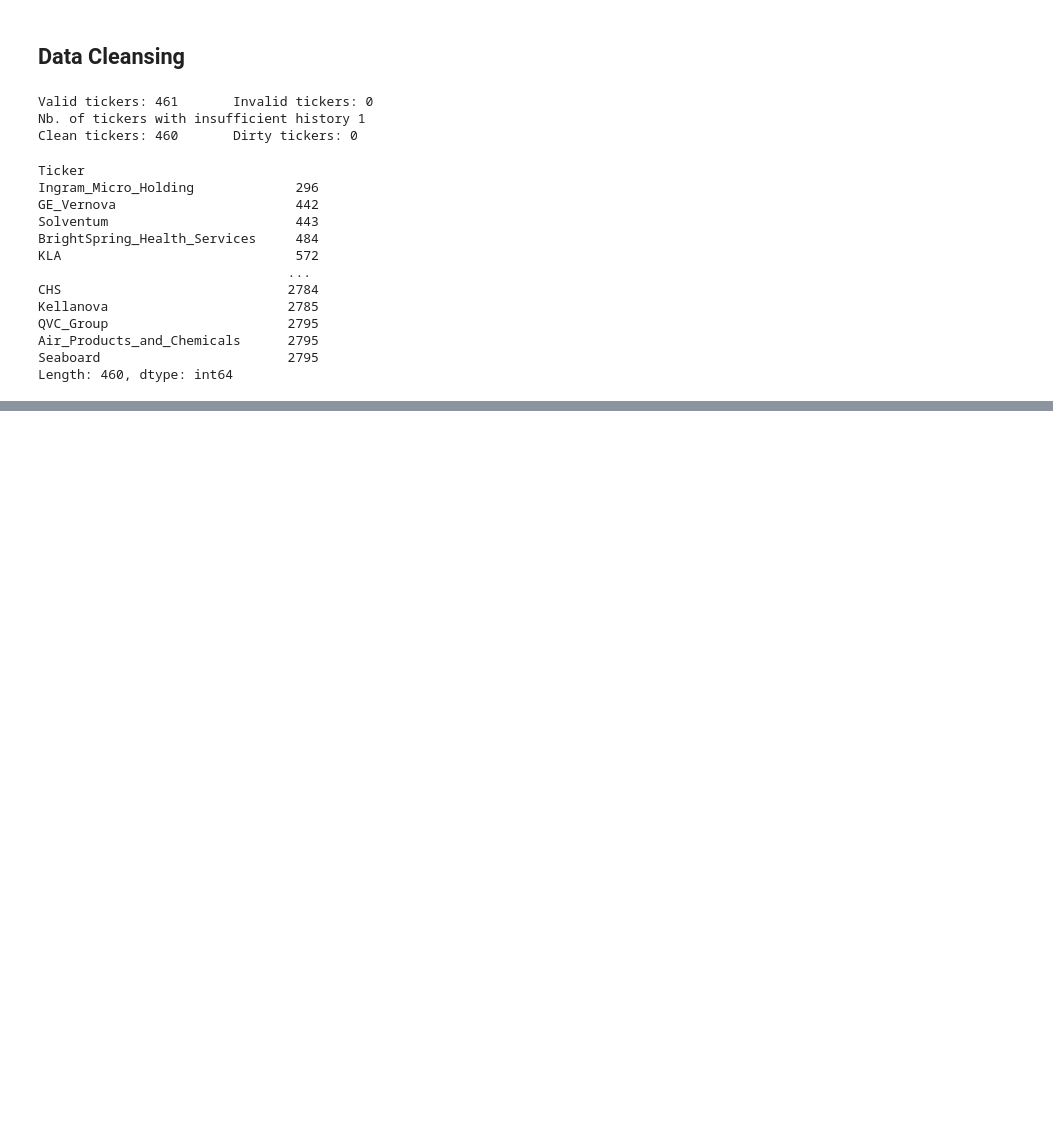
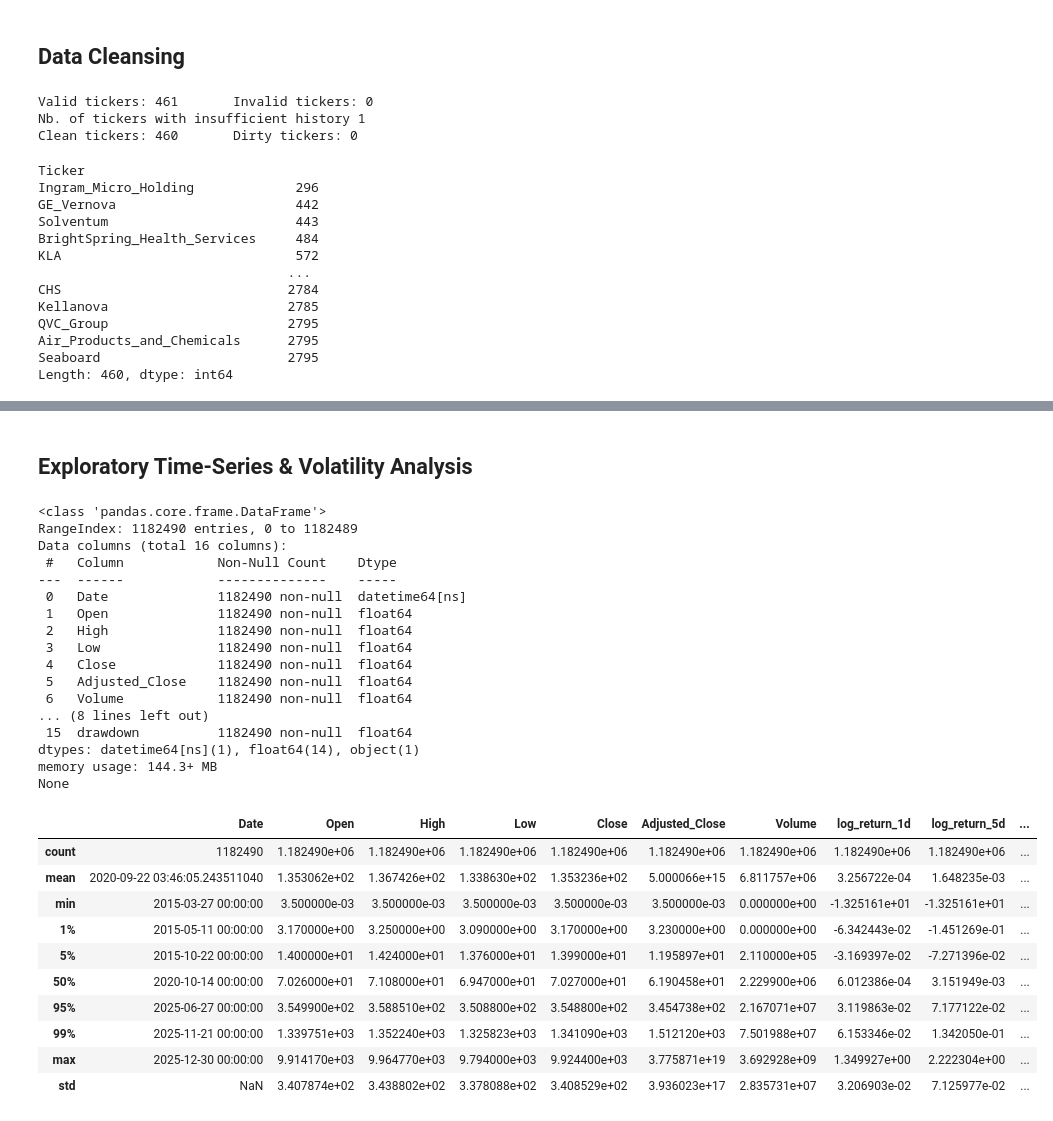
Before and after one commit to gorkemyencak/stock-volatility-time-series-analysis, a Jupyter notebook: main.ipynb, the cells around one changed output, grey strips where cells are left out. Saved outputs shown, nothing was run; the diff lists cells and outputs as text; code cells hidden in the pictures; blank space fills up the shorter version.

```diff
--- a/main.ipynb
+++ b/main.ipynb
@@ -160,0 +232,35 @@ for ticker, df in clean_data.items():
+# %% [markdown]
+## Exploratory Time-Series & Volatility Analysis
+# %%
+# Data Overview
+print(feature_data_df.info())
+feature_data_df.describe(percentiles=[0.01, 0.05, 0.95, 0.99])
+# %% [output]
+<class 'pandas.core.frame.DataFrame'>
+RangeIndex: 1182490 entries, 0 to 1182489
+Data columns (total 16 columns):
+ #   Column            Non-Null Count    Dtype
+---  ------            --------------    -----
+ 0   Date              1182490 non-null  datetime64[ns]
+ 1   Open              1182490 non-null  float64
+ 2   High              1182490 non-null  float64
+ 3   Low               1182490 non-null  float64
+ 4   Close             1182490 non-null  float64
+ 5   Adjusted_Close    1182490 non-null  float64
+ 6   Volume            1182490 non-null  float64
+... (8 lines left out)
+ 15  drawdown          1182490 non-null  float64
+dtypes: datetime64[ns](1), float64(14), object(1)
+memory usage: 144.3+ MB
+None
+|  | Date | Open | High | Low | Close | Adjusted_Close | Volume | log_return_1d | log_return_5d | ... |
+| count | 1182490 | 1.182490e+06 | 1.182490e+06 | 1.182490e+06 | 1.182490e+06 | 1.182490e+06 | 1.182490e+06 | 1.182490e+06 | 1.182490e+06 | ... |
+| mean | 2020-09-22 03:46:05.243511040 | 1.353062e+02 | 1.367426e+02 | 1.338630e+02 | 1.353236e+02 | 5.000066e+15 | 6.811757e+06 | 3.256722e-04 | 1.648235e-03 | ... |
+| min | 2015-03-27 00:00:00 | 3.500000e-03 | 3.500000e-03 | 3.500000e-03 | 3.500000e-03 | 3.500000e-03 | 0.000000e+00 | -1.325161e+01 | -1.325161e+01 | ... |
+| 1% | 2015-05-11 00:00:00 | 3.170000e+00 | 3.250000e+00 | 3.090000e+00 | 3.170000e+00 | 3.230000e+00 | 0.000000e+00 | -6.342443e-02 | -1.451269e-01 | ... |
+| 5% | 2015-10-22 00:00:00 | 1.400000e+01 | 1.424000e+01 | 1.376000e+01 | 1.399000e+01 | 1.195897e+01 | 2.110000e+05 | -3.169397e-02 | -7.271396e-02 | ... |
+| 50% | 2020-10-14 00:00:00 | 7.026000e+01 | 7.108000e+01 | 6.947000e+01 | 7.027000e+01 | 6.190458e+01 | 2.229900e+06 | 6.012386e-04 | 3.151949e-03 | ... |
+| 95% | 2025-06-27 00:00:00 | 3.549900e+02 | 3.588510e+02 | 3.508800e+02 | 3.548800e+02 | 3.454738e+02 | 2.167071e+07 | 3.119863e-02 | 7.177122e-02 | ... |
+| 99% | 2025-11-21 00:00:00 | 1.339751e+03 | 1.352240e+03 | 1.325823e+03 | 1.341090e+03 | 1.512120e+03 | 7.501988e+07 | 6.153346e-02 | 1.342050e-01 | ... |
+| max | 2025-12-30 00:00:00 | 9.914170e+03 | 9.964770e+03 | 9.794000e+03 | 9.924400e+03 | 3.775871e+19 | 3.692928e+09 | 1.349927e+00 | 2.222304e+00 | ... |
+| std | NaN | 3.407874e+02 | 3.438802e+02 | 3.378088e+02 | 3.408529e+02 | 3.936023e+17 | 2.835731e+07 | 3.206903e-02 | 7.125977e-02 | ... |
```
Also changed, not shown: parts of 10 cells of this notebook, 1 other file.
